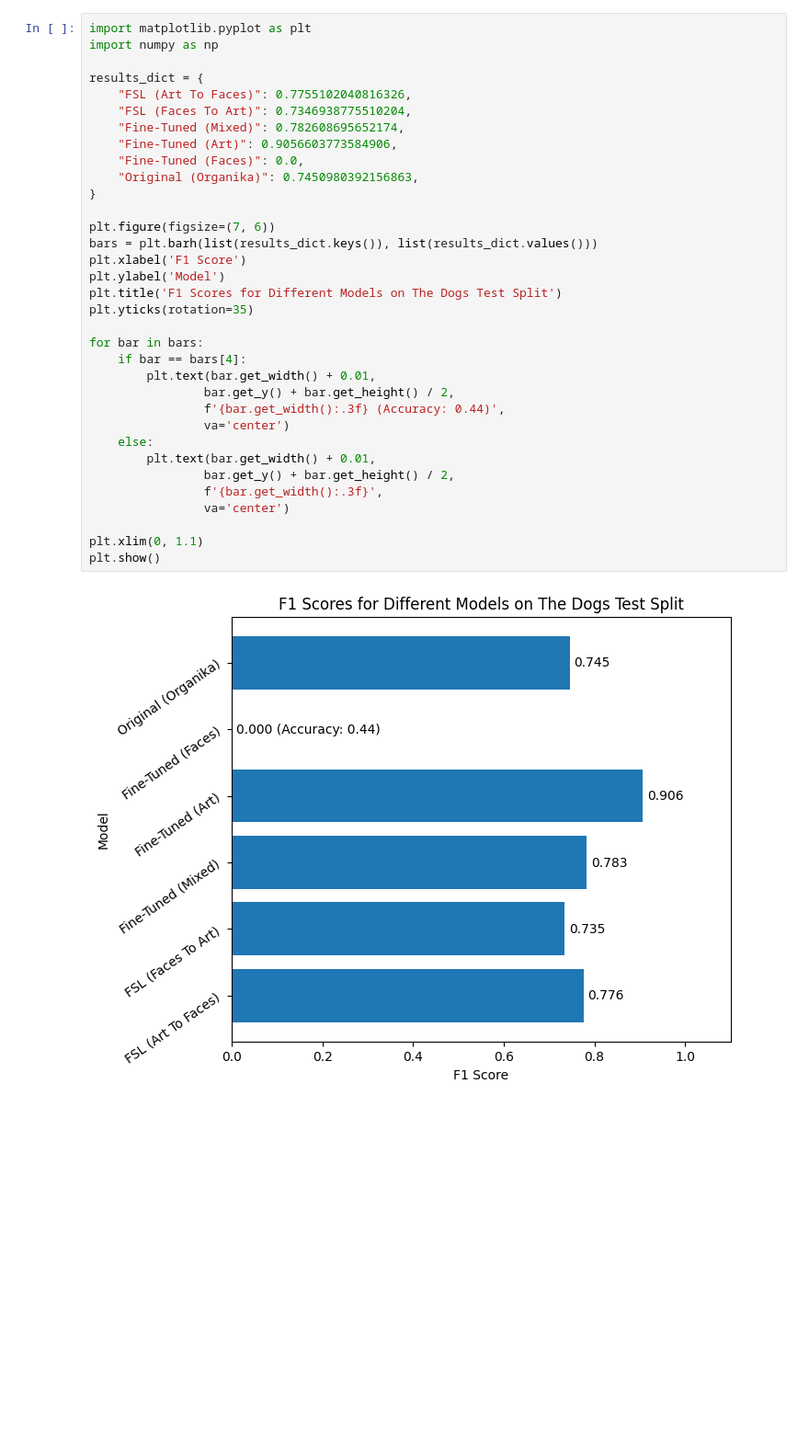
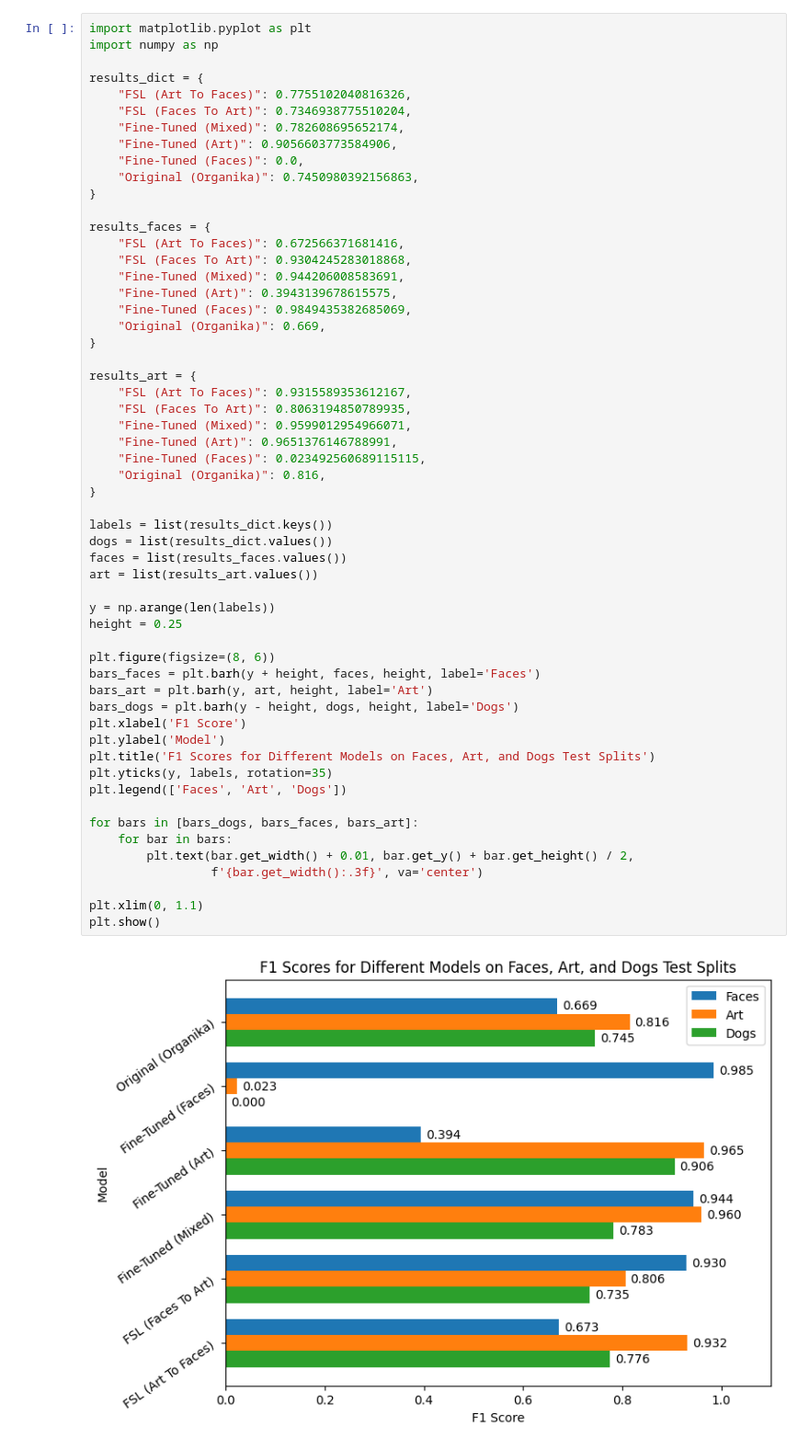
Before and after one commit to metetet/thesis, a Jupyter notebook: extra/graph.ipynb, the cells around one changed output. Shown: that part at 92% size. Saved outputs shown, nothing was run; the diff lists cells and outputs as text; blank space fills up the shorter version.

Commit message:
graph update

```diff
--- a/extra/graph.ipynb
+++ b/extra/graph.ipynb
@@ -1,36 +1,58 @@
 # %%
 import matplotlib.pyplot as plt
 import numpy as np
 
 results_dict = {
     "FSL (Art To Faces)": 0.7755102040816326,
     "FSL (Faces To Art)": 0.7346938775510204,
     "Fine-Tuned (Mixed)": 0.782608695652174,
     "Fine-Tuned (Art)": 0.9056603773584906,
     "Fine-Tuned (Faces)": 0.0,
     "Original (Organika)": 0.7450980392156863,
 }
 
-plt.figure(figsize=(7, 6))
-bars = plt.barh(list(results_dict.keys()), list(results_dict.values()))
+results_faces = {
+    "FSL (Art To Faces)": 0.672566371681416,
+    "FSL (Faces To Art)": 0.9304245283018868,
+    "Fine-Tuned (Mixed)": 0.944206008583691,
+    "Fine-Tuned (Art)": 0.3943139678615575,
+    "Fine-Tuned (Faces)": 0.9849435382685069,
+    "Original (Organika)": 0.669,
+}
+
+results_art = {
+    "FSL (Art To Faces)": 0.9315589353612167,
+    "FSL (Faces To Art)": 0.8063194850789935,
+    "Fine-Tuned (Mixed)": 0.9599012954966071,
+    "Fine-Tuned (Art)": 0.9651376146788991,
+    "Fine-Tuned (Faces)": 0.023492560689115115,
+    "Original (Organika)": 0.816,
+}
+
+labels = list(results_dict.keys())
+dogs = list(results_dict.values())
+faces = list(results_faces.values())
+art = list(results_art.values())
+
+y = np.arange(len(labels))
+height = 0.25
+
+plt.figure(figsize=(8, 6))
+bars_faces = plt.barh(y + height, faces, height, label='Faces')
+bars_art = plt.barh(y, art, height, label='Art')
+bars_dogs = plt.barh(y - height, dogs, height, label='Dogs')
 plt.xlabel('F1 Score')
 plt.ylabel('Model')
-plt.title('F1 Scores for Different Models on The Dogs Test Split')
-plt.yticks(rotation=35)
+plt.title('F1 Scores for Different Models on Faces, Art, and Dogs Test Splits')
+plt.yticks(y, labels, rotation=35)
+plt.legend(['Faces', 'Art', 'Dogs'])
 
-for bar in bars:
-    if bar == bars[4]:
-        plt.text(bar.get_width() + 0.01,
-                bar.get_y() + bar.get_height() / 2,
-                f'{bar.get_width():.3f} (Accuracy: 0.44)',
-                va='center')
-    else:
-        plt.text(bar.get_width() + 0.01,
-                bar.get_y() + bar.get_height() / 2,
-                f'{bar.get_width():.3f}',
-                va='center')
+for bars in [bars_dogs, bars_faces, bars_art]:
+    for bar in bars:
+        plt.text(bar.get_width() + 0.01, bar.get_y() + bar.get_height() / 2,
+                 f'{bar.get_width():.3f}', va='center')
 
 plt.xlim(0, 1.1)
 plt.show()
 # %% [output]
-[figure, old version]
+[figure, new version]
```
Also changed, not shown: parts of 1 cell of this notebook, 1 other file.
